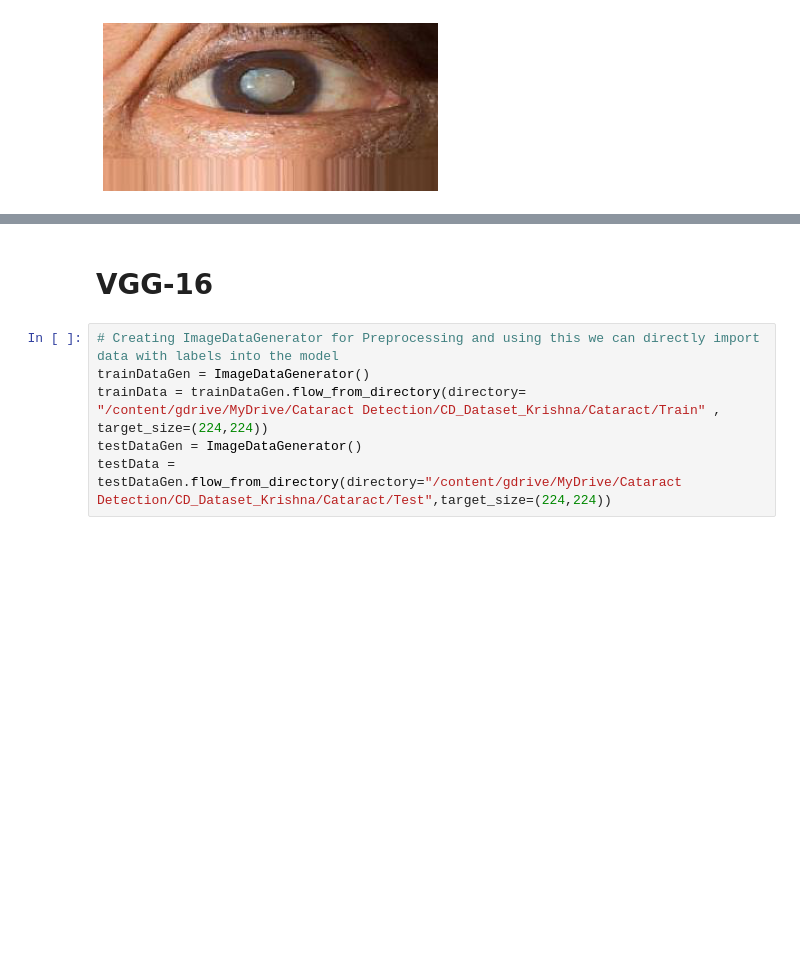
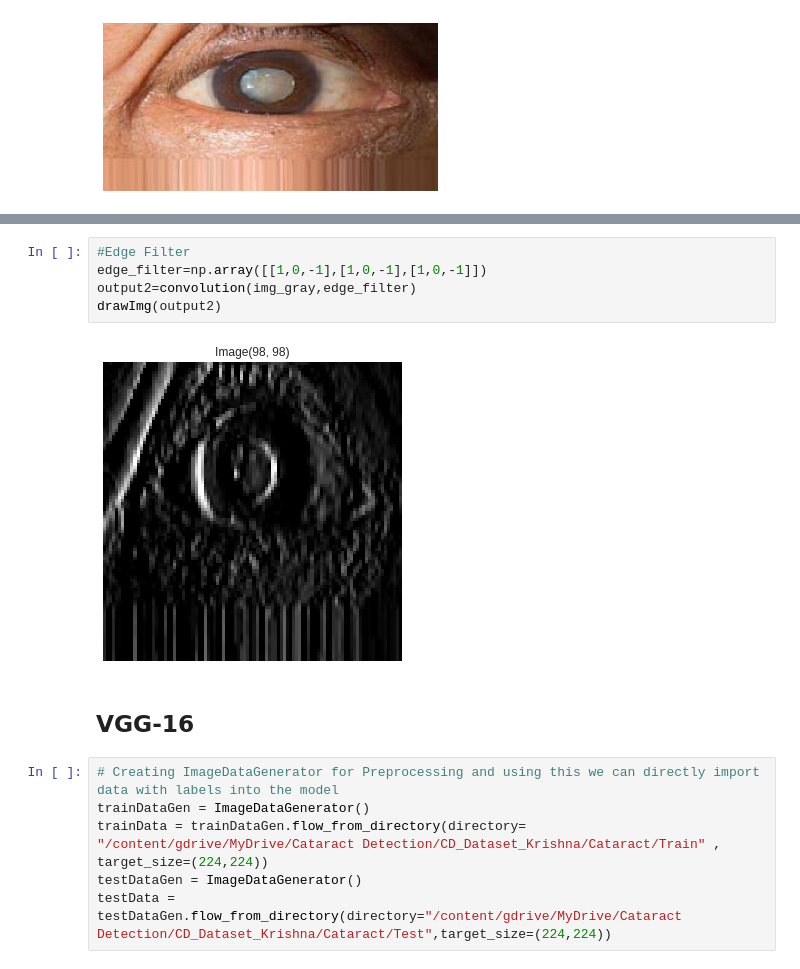
Before and after one commit to learner0408/Cataract-Detection, a Jupyter notebook: CD_Modelling.ipynb, the cells around one changed output, grey strips where cells are left out. Drawn from its saved outputs; the diff is of its cells as text; blank space fills up the shorter version.

```diff
--- a/CD_Modelling.ipynb
+++ b/CD_Modelling.ipynb
@@ -193,5 +251,12 @@ plt.show()
+# %%
+#Edge Filter
+edge_filter=np.array([[1,0,-1],[1,0,-1],[1,0,-1]])
+output2=convolution(img_gray,edge_filter)
+drawImg(output2)
+# %% [output]
+[figure, added]
 # %% [markdown]
-# **VGG-16**
+## **VGG-16**
 # %%
 # Creating ImageDataGenerator for Preprocessing and using this we can directly import data with labels into the model
 trainDataGen = ImageDataGenerator()
```
Also changed, not shown: parts of 34 cells of this notebook.
